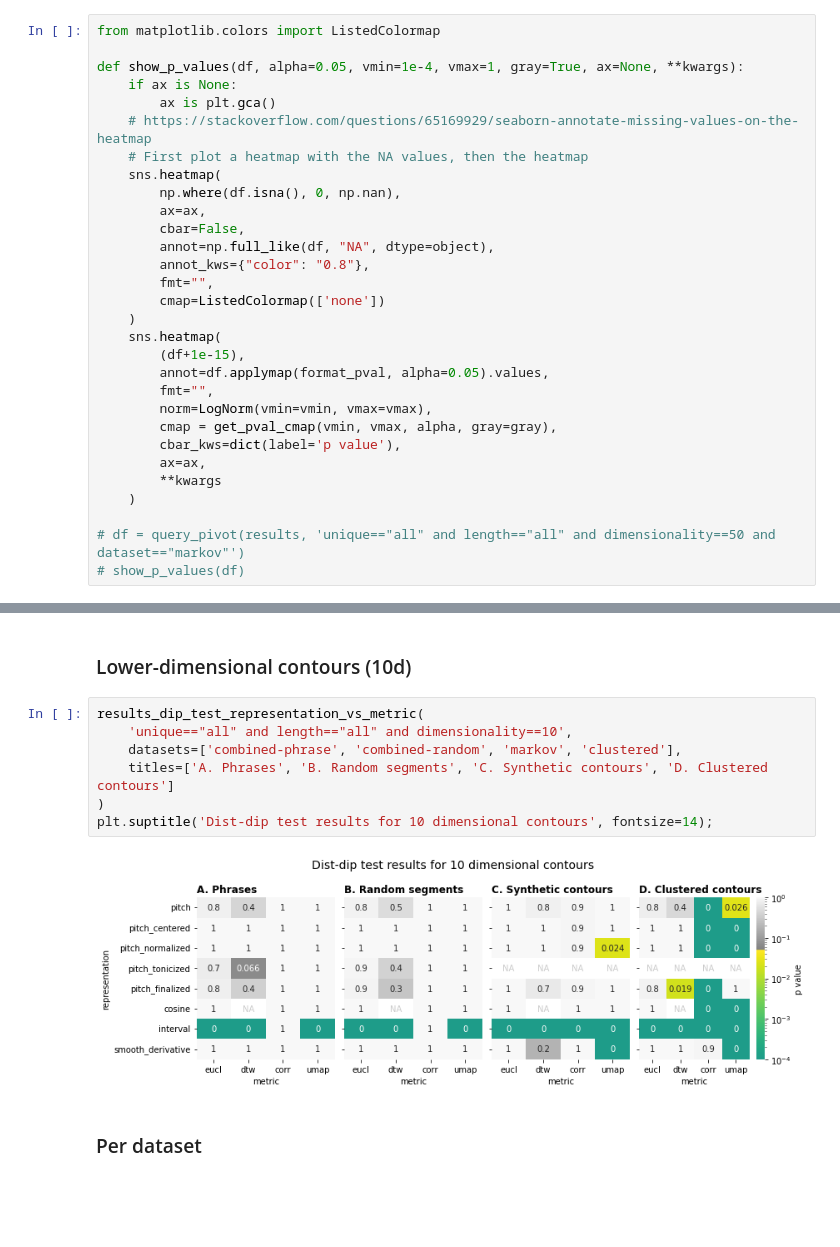
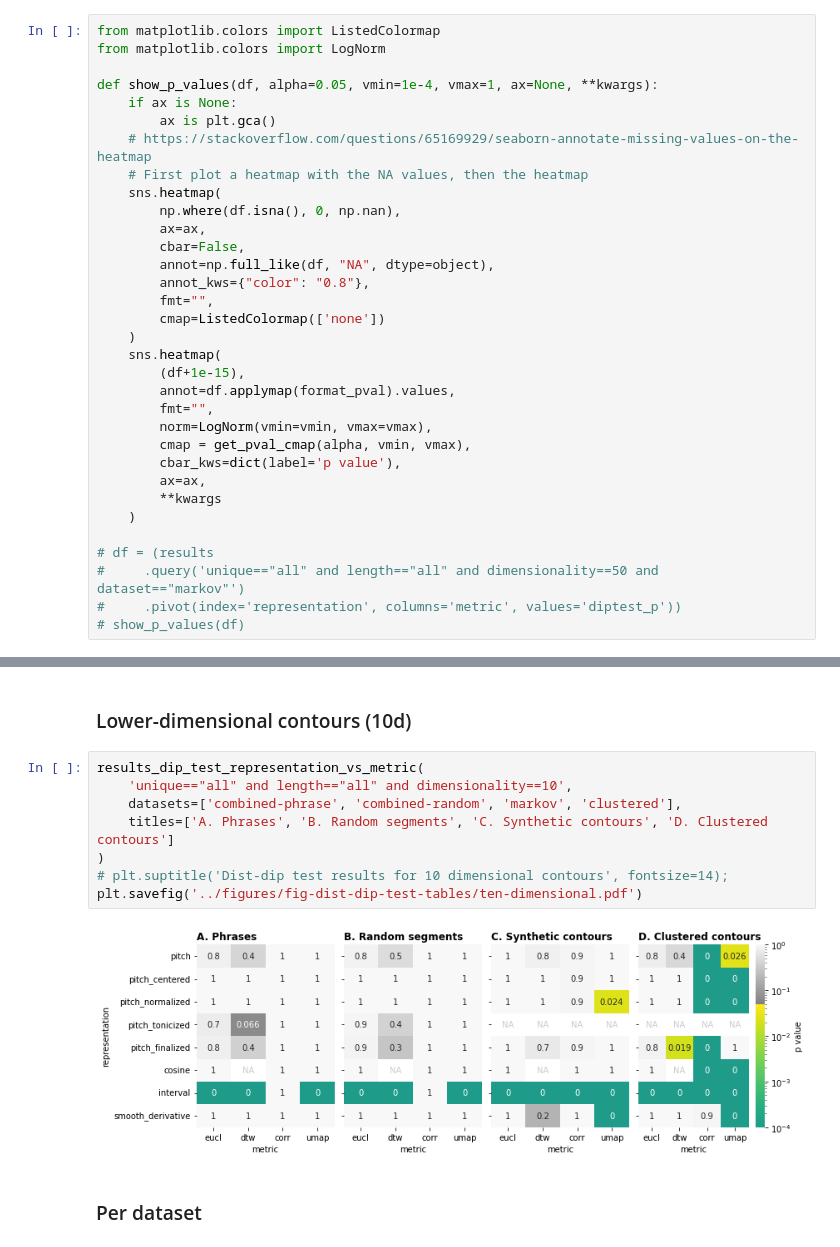
Before and after one commit to bacor/shapes-of-music, a Jupyter notebook: clean_notebooks/Dist-dip test results.ipynb, the cells around one changed output, grey strips where cells are left out. Drawn from its saved outputs; the diff is of its cells as text; blank space fills up the shorter version.

```diff
--- a/clean_notebooks/Dist-dip test results.ipynb
+++ b/clean_notebooks/Dist-dip test results.ipynb
@@ -59,7 +24,8 @@ LENGTHS = results['length'].unique()
 # %%
 from matplotlib.colors import ListedColormap
+from matplotlib.colors import LogNorm
 
-def show_p_values(df, alpha=0.05, vmin=1e-4, vmax=1, gray=True, ax=None, **kwargs):
+def show_p_values(df, alpha=0.05, vmin=1e-4, vmax=1, ax=None, **kwargs):
     if ax is None:
         ax is plt.gca()
     # https://stackoverflow.com/questions/65169929/seaborn-annotate-missing-values-on-the-heatmap
@@ -75,16 +41,18 @@ def show_p_values(df, alpha=0.05, vmin=1e-4, vmax=1, gray=True, ax=None, **kwarg
     )
     sns.heatmap(
         (df+1e-15),
-        annot=df.applymap(format_pval, alpha=0.05).values,
+        annot=df.applymap(format_pval).values,
         fmt="",
         norm=LogNorm(vmin=vmin, vmax=vmax),
-        cmap = get_pval_cmap(vmin, vmax, alpha, gray=gray),
+        cmap = get_pval_cmap(alpha, vmin, vmax),
         cbar_kws=dict(label='p value'),
         ax=ax,
         **kwargs
     )
 
-# df = query_pivot(results, 'unique=="all" and length=="all" and dimensionality==50 and dataset=="markov"')
+# df = (results
+#     .query('unique=="all" and length=="all" and dimensionality==50 and dataset=="markov"')
+#     .pivot(index='representation', columns='metric', values='diptest_p'))
 # show_p_values(df)
 # %% [markdown]
 ## Representation
@@ -159,12 +130,13 @@ plt.suptitle('Dist-dip test results for unique contours only', fontsize=14);
 # %%
 results_dip_test_representation_vs_metric(
     'unique=="all" and length=="all" and dimensionality==10',
     datasets=['combined-phrase', 'combined-random', 'markov', 'clustered'],
     titles=['A. Phrases', 'B. Random segments', 'C. Synthetic contours', 'D. Clustered contours']
 )
-plt.suptitle('Dist-dip test results for 10 dimensional contours', fontsize=14);
+# plt.suptitle('Dist-dip test results for 10 dimensional contours', fontsize=14);
+plt.savefig('../figures/fig-dist-dip-test-tables/ten-dimensional.pdf')
 # %% [output]
-[figure, old version]
+[figure, new version]
 # %% [markdown]
 ### Per dataset
 # %%
```
Also changed, not shown: parts of 21 cells of this notebook, 20 other files.
